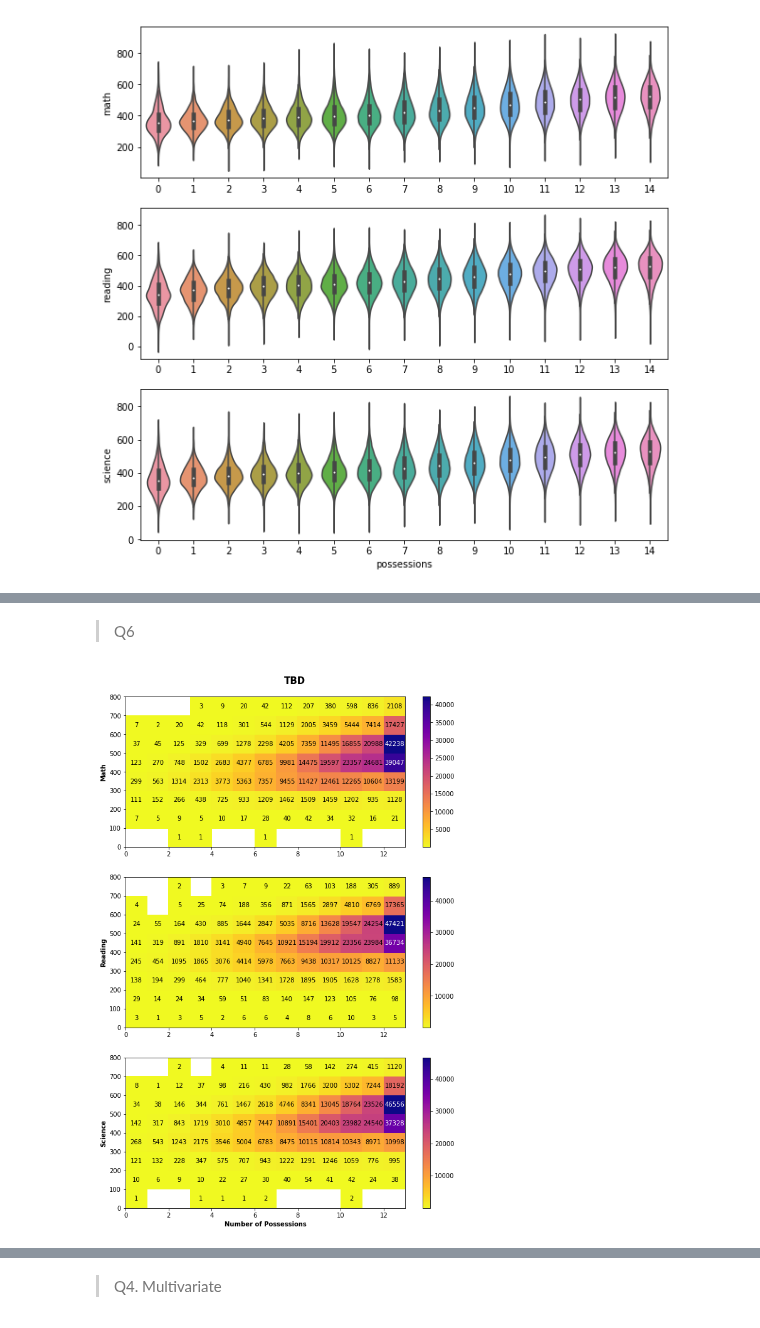
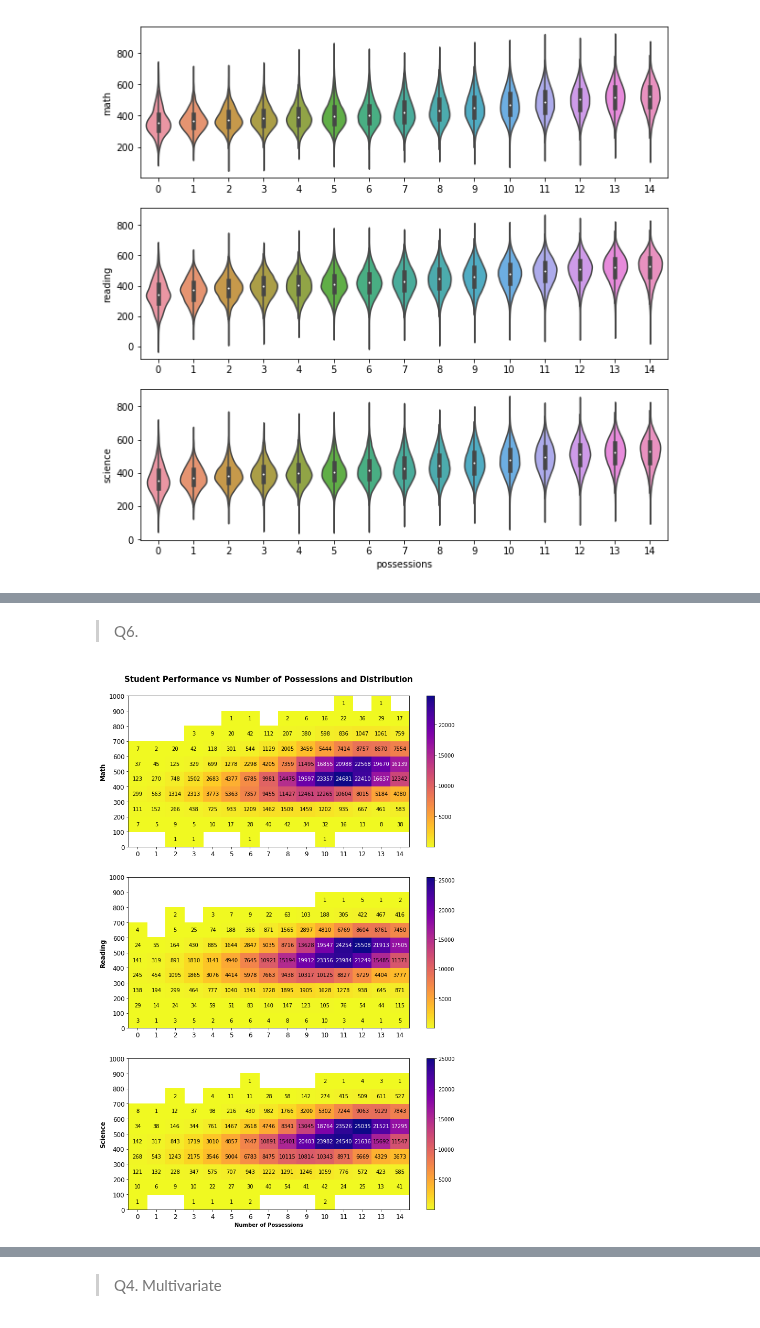
Before and after one commit to Steve-Choi/DAND, a Jupyter notebook: Communicate-Data-Findings/Communicate-Data-Findings.ipynb, the cells around one changed output, grey strips where cells are left out. Cells and saved outputs as stored; diff of their text form; code cells hidden in the pictures.

```diff
--- a/Communicate-Data-Findings/Communicate-Data-Findings.ipynb
+++ b/Communicate-Data-Findings/Communicate-Data-Findings.ipynb
@@ -226,17 +226,17 @@ df.head()
 | 4 | Albania | Non-OECD | Female | True | True | False | True | True | True | True | ... |
 5 rows × 21 columns
 # %%
-# % student per possession
+# Number of students per each item
 pct_student = []
 
 for i in range(3,17):
-    pct_student.append(round(df.iloc[:,i].sum()/df.shape[0]*100,1))
+    pct_student.append(round(df.iloc[:,i].sum()))
 
 # create dataframe for first visualization
 df_q1 = pd.DataFrame()
 df_q1['Possessions'] = list(map(lambda x:x.replace('_', ' ').title(),df.columns[3:17]))
-df_q1['% student'] = pct_student
+df_q1['num_student'] = pct_student
 
-df_q1.sort_values(by=['% student'], ascending=False, inplace=True)
+df_q1.sort_values(by=['num_student'], ascending=False, inplace=True)
 df_q1
 # %% [output]
@@ -345,33 +364,35 @@ sns.violinplot(data = df, x="possessions", y="science")
 # %% [markdown]
-> Q6
+> Q6.
 # %%
 #
-fig = plt.figure(figsize=(10, 15))
-plt.suptitle('TBD', fontsize=15, fontweight='semibold', y=0.91)
+fig = plt.figure(figsize=(12, 18))
+plt.suptitle("Student Performance vs Number of Possessions and Distribution", fontsize=15, fontweight='semibold',x=0.435, y=0.91)
 
 for idx in range(3):
     plt.subplot(3, 1, idx+1)
 
-    bins_x = np.arange(0, 14, 1)
-    bins_y = np.arange(0, 900, 100)
+    bins_x = np.arange(0, 16, 1)
+    bins_y = np.arange(0, 1100, 100)
     h2d = plt.hist2d(data = df, x = 'possessions', y = df.columns[idx+17],
                bins = [bins_x, bins_y], cmap = 'plasma_r', cmin = 0.5)
 
     counts = h2d[0]
 
     for i in range(counts.shape[0]):
         for j in range(counts.shape[1]):
             c = counts[i,j]
-            if c >= 25000: # increase visibility on darkest cells
+            if c >= 16000: # increase visibility on darkest cells
                 plt.text(bins_x[i]+0.5, bins_y[j]+50, int(c),
                          ha = 'center', va = 'center', color = 'white')
             elif c > 0:
                 plt.text(bins_x[i]+0.5, bins_y[j]+50, int(c),
                          ha = 'center', va = 'center', color = 'black')
 
-    plt.ylabel(df.columns[idx+17].title(), fontweight='semibold')
+    plt.ylabel(df.columns[idx+17].title(), fontweight='semibold', fontsize=12)
+    plt.xticks(np.arange(0.5, 15.5), np.arange(15), fontsize=12)
+    plt.yticks(np.arange(0, 1100, 100), fontsize=12)
     plt.colorbar()
 
 plt.xlabel('Number of Possessions', fontweight='semibold');
 # %% [output]
-[figure, old version]
+[figure, new version]
```
Also changed, not shown: parts of 16 cells of this notebook.
